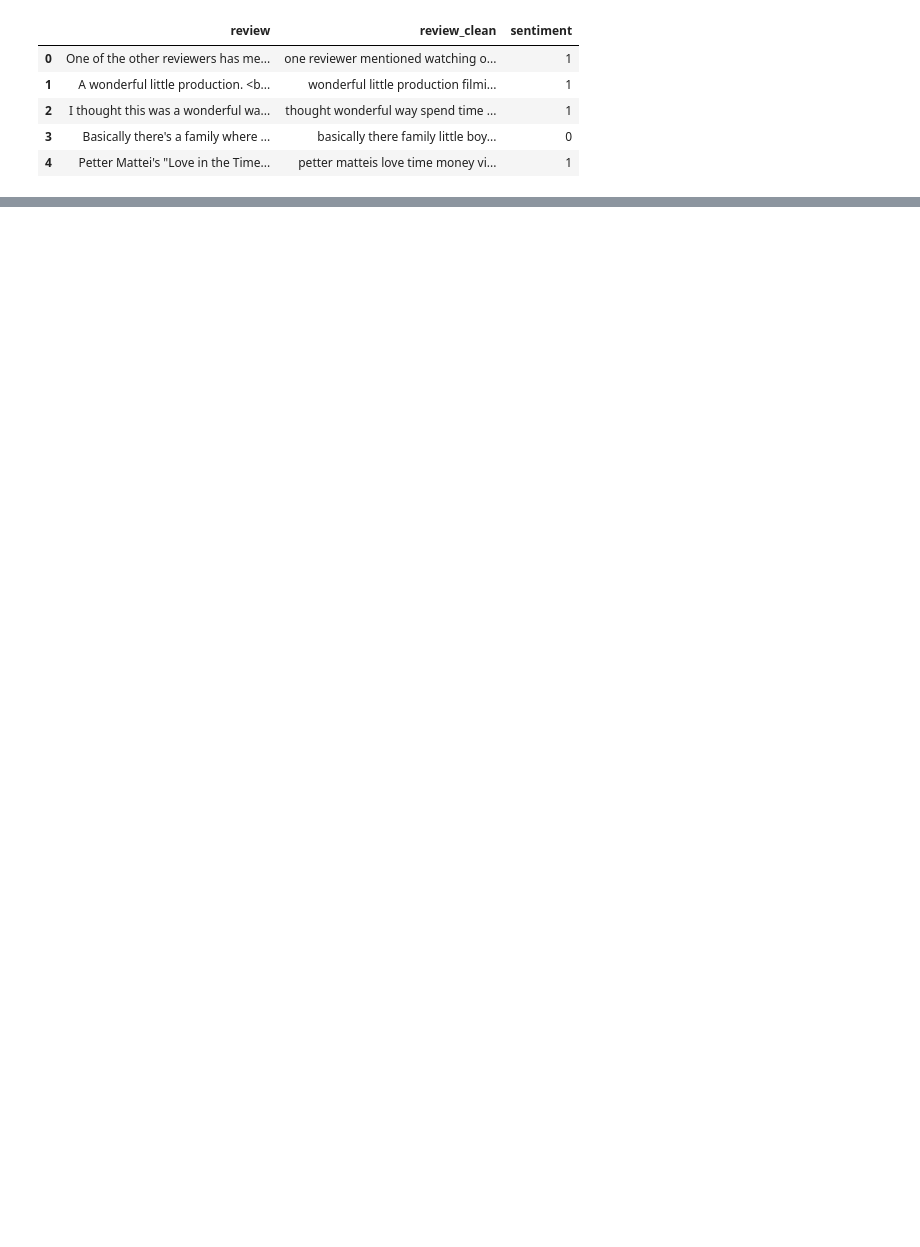
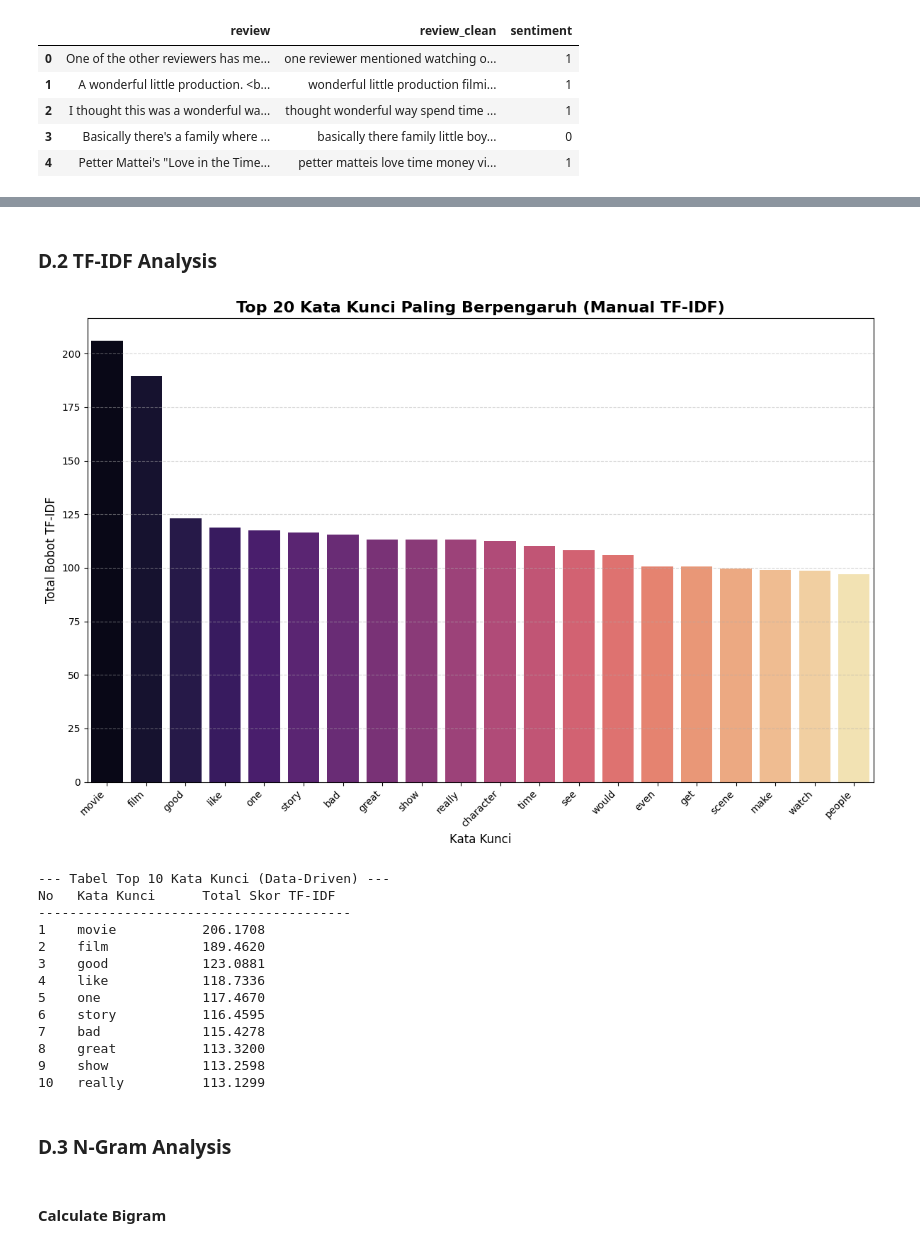
Before and after one commit to HablSank/1Day-1Dataset_MachineLearningProject, a Jupyter notebook: Day-17/Logistic Regression + NLP (IMDB Movie Reviews)/imdb_reviews.ipynb, the cells around one changed output, grey strips where cells are left out. Drawn from its saved outputs; the diff is of its cells as text; code cells hidden in the pictures; blank space fills up the shorter version.

```diff
--- a/Day-17/Logistic Regression + NLP (IMDB Movie Reviews)/imdb_reviews.ipynb
+++ b/Day-17/Logistic Regression + NLP (IMDB Movie Reviews)/imdb_reviews.ipynb
@@ -191,0 +309,58 @@ df_clean[['review', 'review_clean', 'sentiment']].head()
+# %% [markdown]
+### D.2 TF-IDF Analysis
+# %%
+# A. Menjumlahkan skor kata dari seluruh dokumen
+keyword_total_scores = {}
+
+for doc_scores in tfidf_data:
+    for word, score in doc_scores.items():
+        keyword_total_scores[word] = keyword_total_scores.get(word, 0) + score
+
+# Ambil 20 Kata dengan Skor Tertinggi
+# Mengubah dict ke list tuples -> Sort -> Ambil Top 20
+sorted_keywords = sorted(keyword_total_scores.items(), key=lambda x: x[1], reverse=True)[:20]
+
+# Pisahkan Kata dan Skornya buat sumbu X dan Y
+words = [x[0] for x in sorted_keywords]
+scores = [x[1] for x in sorted_keywords]
+
+# C. Plotting (Bar Chart)
+plt.figure(figsize=(12, 8))
+sns.barplot(x=words, y=scores, palette='magma', hue=words, legend=False)
+
+# Style Grafik
+plt.title('Top 20 Kata Kunci Paling Berpengaruh (Manual TF-IDF)', fontsize=16, fontweight='bold')
+plt.xlabel('Kata Kunci', fontsize=12)
+plt.ylabel('Total Bobot TF-IDF', fontsize=12)
+plt.xticks(rotation=45, ha='right') # Miringin label biar gak tabrakan
+plt.grid(axis='y', linestyle='--', alpha=0.5) # Garis bantu tipis
+plt.tight_layout()
+
+# Show
+plt.show()
+
+# Laporan Hasil
+print("\n--- Tabel Top 10 Kata Kunci (Data-Driven) ---")
+print(f"{'No':<4} {'Kata Kunci':<15} {'Total Skor TF-IDF'}")
+print("-" * 40)
+for i, (w, s) in enumerate(sorted_keywords[:10], 1):
+    print(f"{i:<4} {w:<15} {s:.4f}")
+# %% [output]
+[figure, added]
+--- Tabel Top 10 Kata Kunci (Data-Driven) ---
+No   Kata Kunci      Total Skor TF-IDF
+----------------------------------------
+1    movie           206.1708
+2    film            189.4620
+3    good            123.0881
+4    like            118.7336
+5    one             117.4670
+6    story           116.4595
+7    bad             115.4278
+8    great           113.3200
+9    show            113.2598
+10   really          113.1299
+# %% [markdown]
+### D.3 N-Gram Analysis
+# %% [markdown]
+#### Calculate Bigram
```
Also changed, not shown: parts of 55 cells of this notebook.
